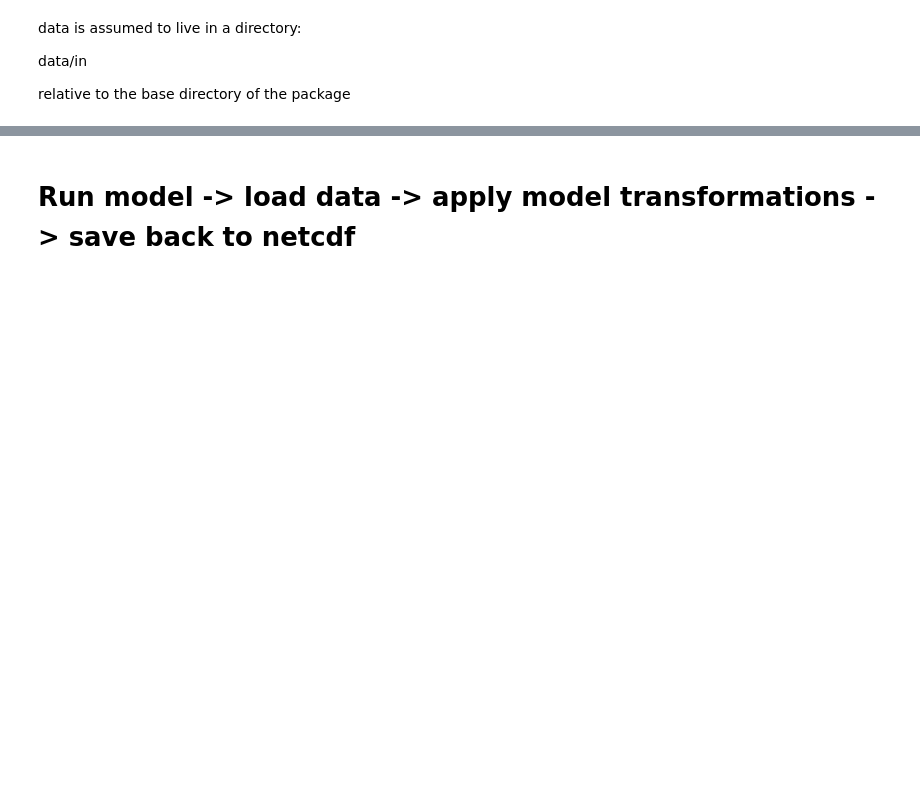
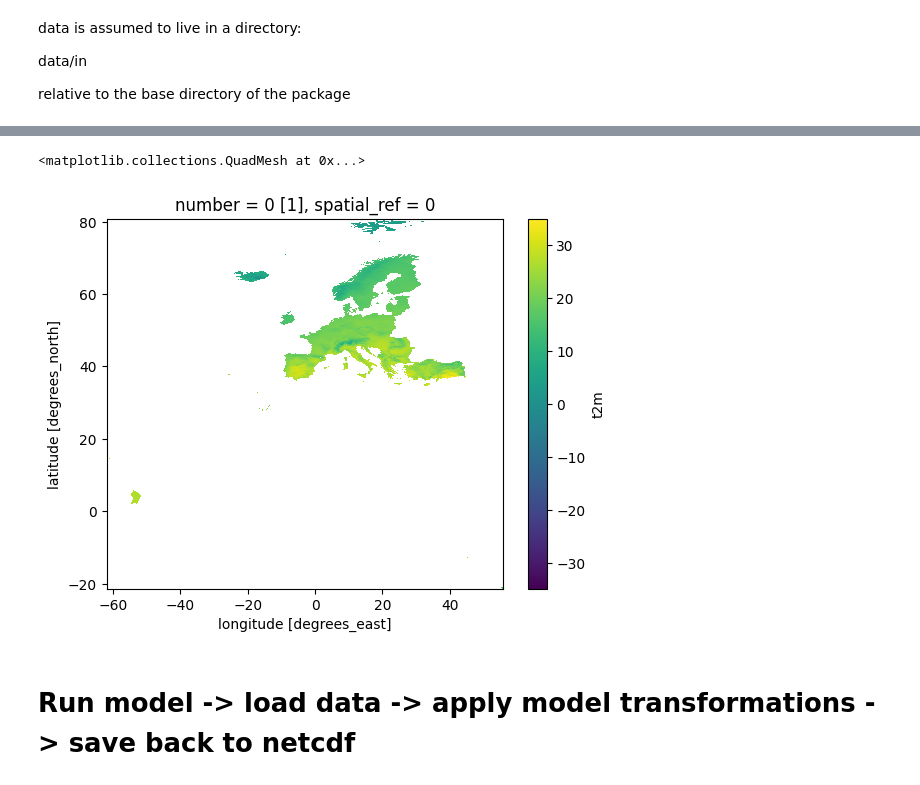
Before and after one commit to ssciwr/onehealth-model-backend, a Jupyter notebook: notebooks/model_python.ipynb, the cells around one changed output, grey strips where cells are left out. Drawn from its saved outputs; the diff is of its cells as text; code cells hidden in the pictures; blank space fills up the shorter version.

```diff
--- a/notebooks/model_python.ipynb
+++ b/notebooks/model_python.ipynb
@@ -26,6 +28,13 @@ model = mdc.JModel(
     resolution = "10M",
     year=2024,
 )
+# %%
+input = model.read_input_data().compute()
+# %%
+input["t2m"].mean(dim="valid_time").plot(cmap="viridis")
+# %% [output]
+<matplotlib.collections.QuadMesh at 0x...>
+[figure, added]
 # %% [markdown]
 # Run model -> load data -> apply model transformations -> save back to netcdf
 # %%
```
Also changed, not shown: parts of 9 cells of this notebook, 5 other files.
